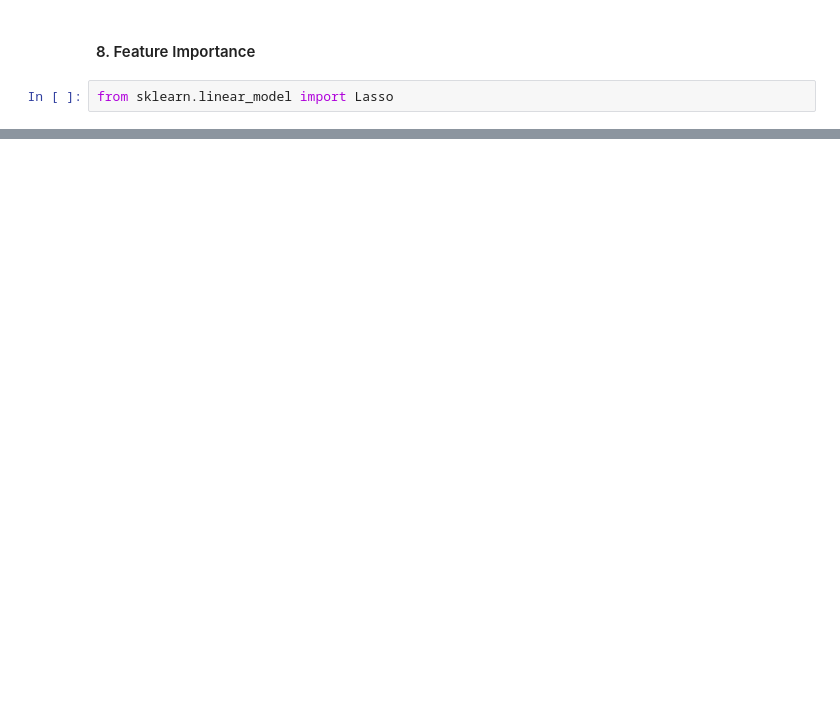
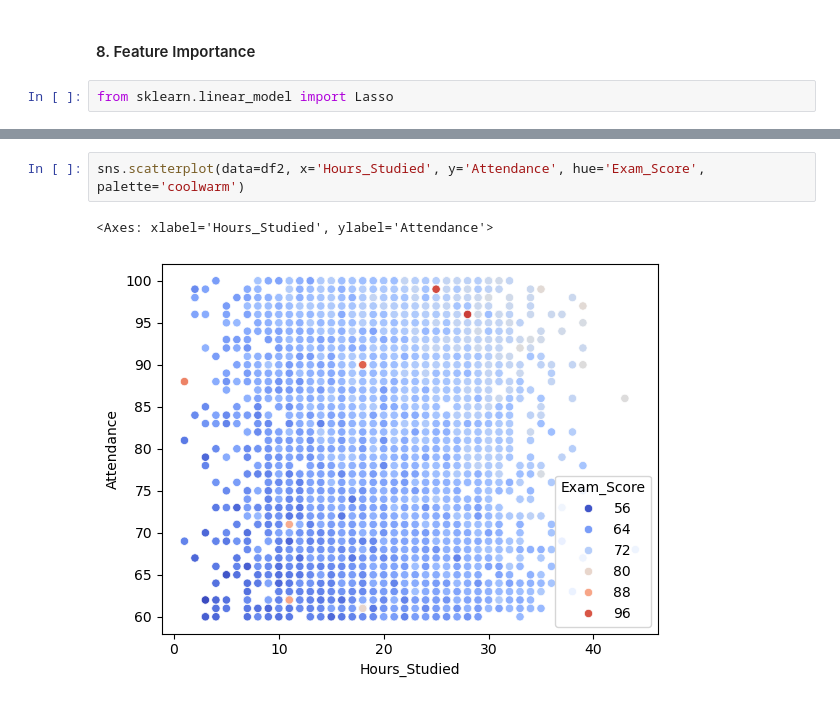
Before and after one commit to setarehsalkhi/OMIS-114-Project, a Jupyter notebook: CleanedData.ipynb, the cells around one changed output, grey strips where cells are left out. Drawn from its saved outputs; the diff is of its cells as text; blank space fills up the shorter version.

```diff
--- a/CleanedData.ipynb
+++ b/CleanedData.ipynb
@@ -704,0 +706,5 @@ plt.show()
+# %%
+sns.scatterplot(data=df2, x='Hours_Studied', y='Attendance', hue='Exam_Score', palette='coolwarm')
+# %% [output]
+<Axes: xlabel='Hours_Studied', ylabel='Attendance'>
+[figure, added]
```
Also changed, not shown: parts of 6 cells of this notebook, 1 other file.
